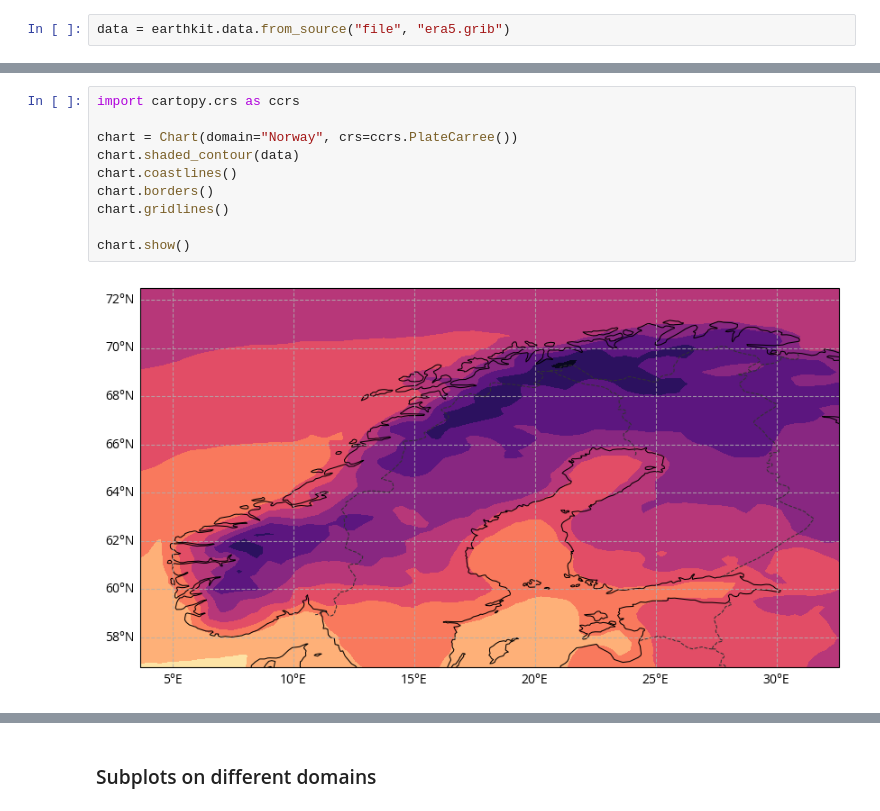
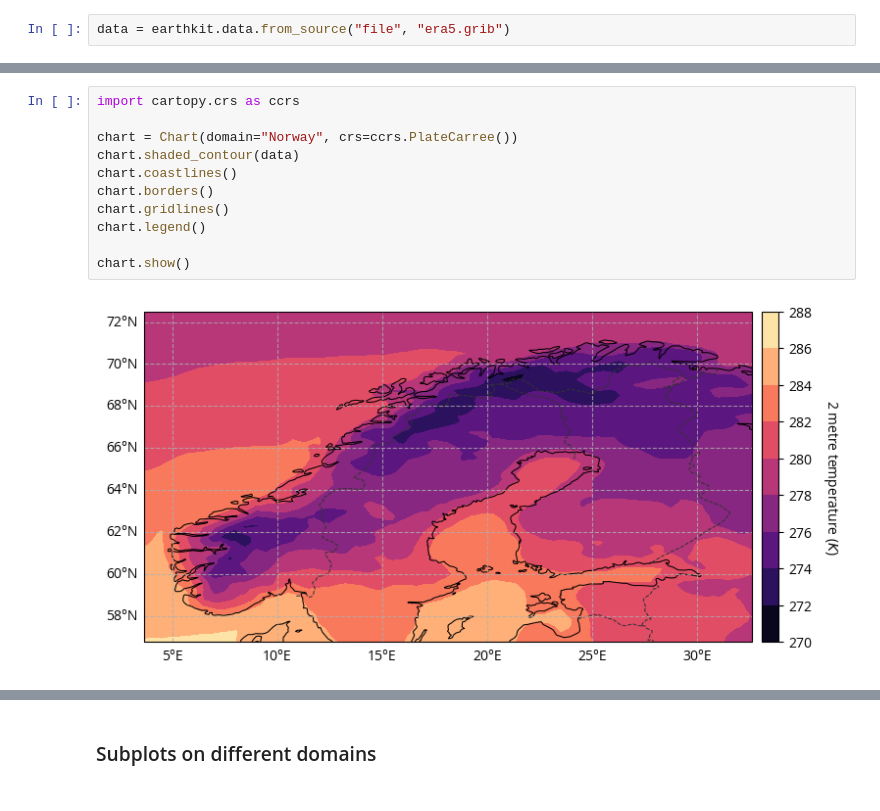
Before and after one commit to ecmwf/earthkit-maps, a Jupyter notebook: docs/examples/domains-bboxes.ipynb, the cells around one changed output, grey strips where cells are left out. Cells and saved outputs as stored; diff of their text form.

```diff
--- a/docs/examples/domains-bboxes.ipynb
+++ b/docs/examples/domains-bboxes.ipynb
@@ -17,15 +18,16 @@ chart.show()
 # %%
 import cartopy.crs as ccrs
 
 chart = Chart(domain="Norway", crs=ccrs.PlateCarree())
 chart.shaded_contour(data)
 chart.coastlines()
 chart.borders()
 chart.gridlines()
+chart.legend()
 
 chart.show()
 # %% [output]
-[figure, old version]
+[figure, new version]
 # %%
 EUROPE_BBOX = (-20, 40, 34, 72)
 
```
Also changed, not shown: parts of 3 cells of this notebook, 11 other files.
